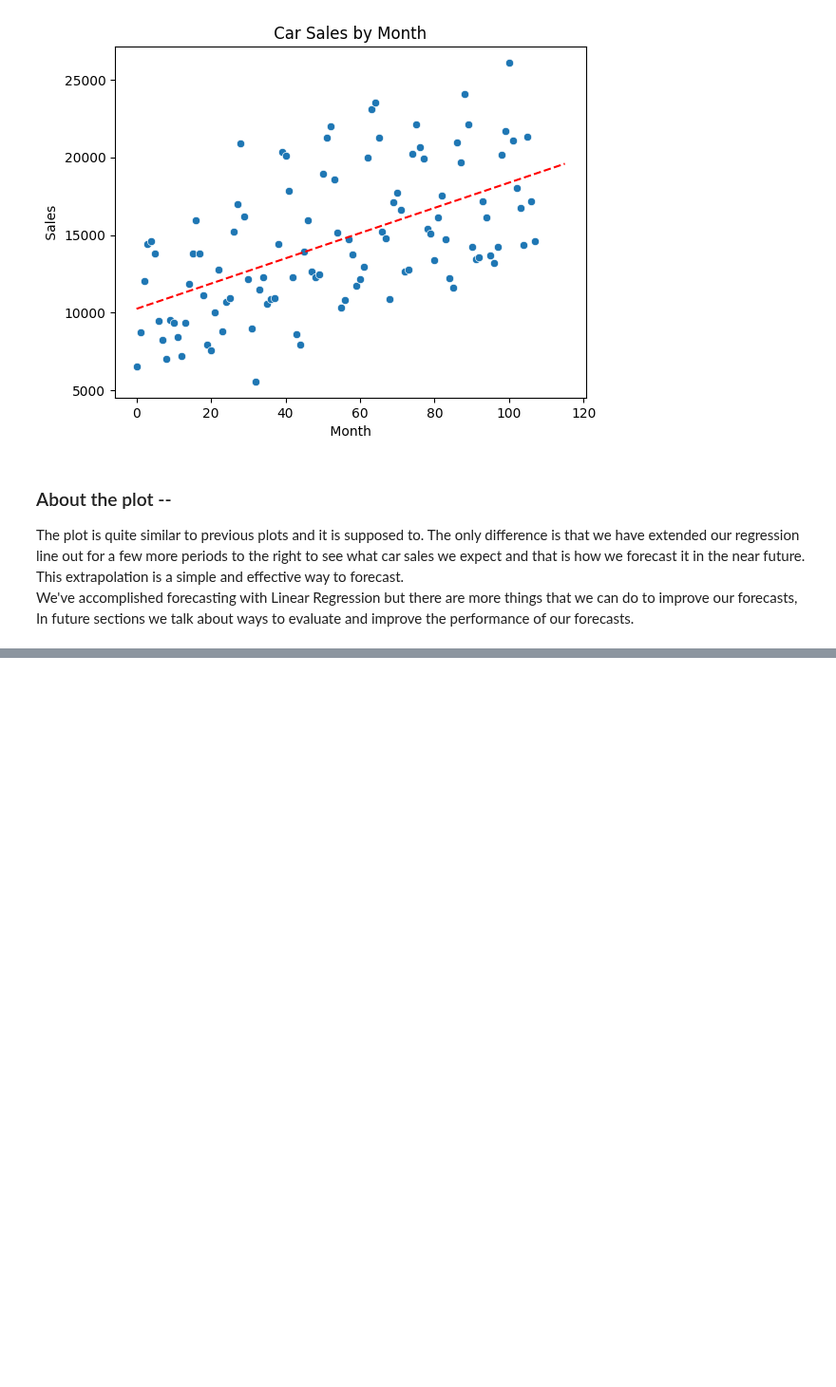
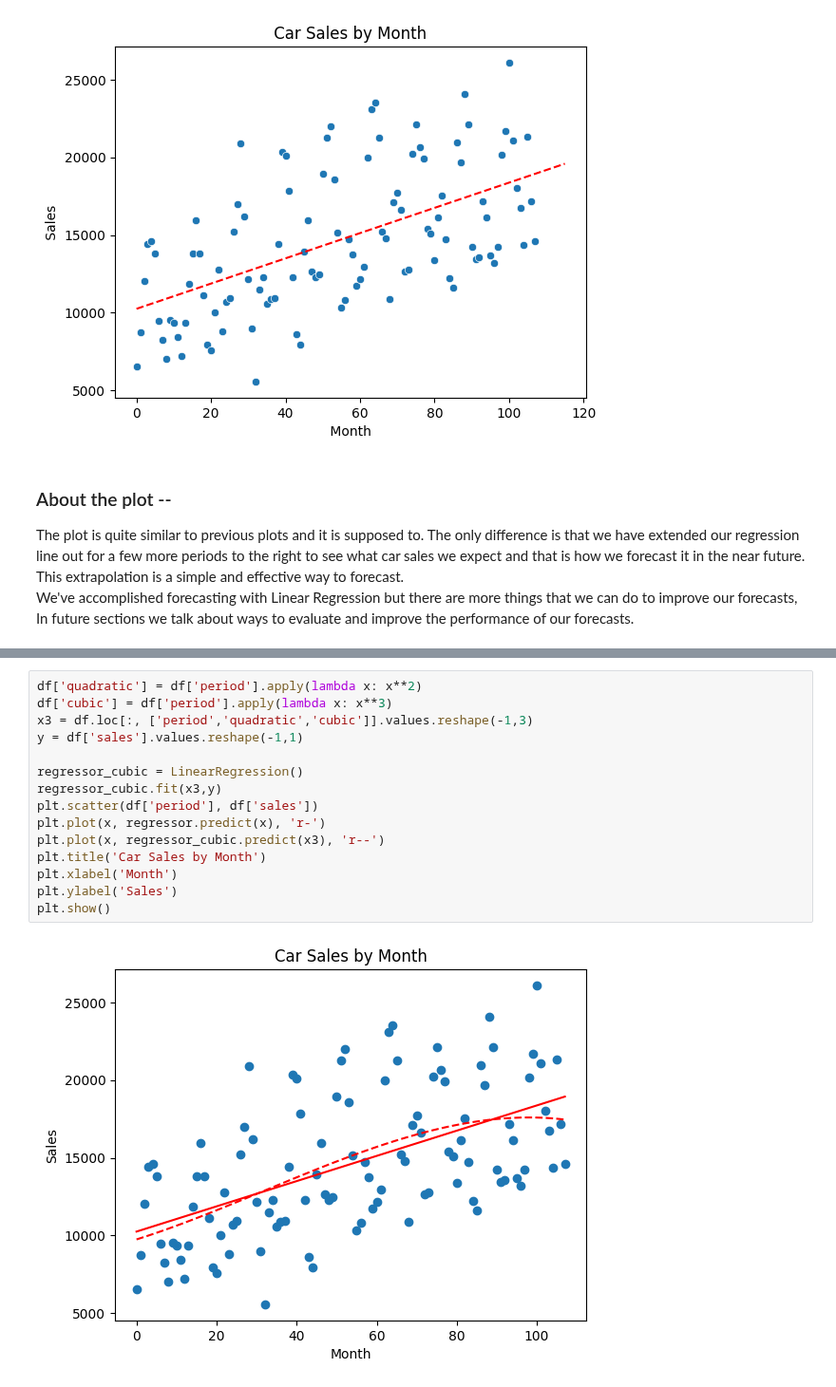
Before and after one commit to gonkikong0/Data-Science-, a Jupyter notebook: Forecasting.ipynb, the cells around one changed output, grey strips where cells are left out. Shown at 95% size. Drawn from its saved outputs; the diff is of its cells as text; blank space fills up the shorter version.

Commit message:
multivariate linear regression

```diff
--- a/Forecasting.ipynb
+++ b/Forecasting.ipynb
@@ -302,0 +318,17 @@ We've accomplished forecasting with Linear Regression but there are more things
+# %%
+df['quadratic'] = df['period'].apply(lambda x: x**2)
+df['cubic'] = df['period'].apply(lambda x: x**3)
+x3 = df.loc[:, ['period','quadratic','cubic']].values.reshape(-1,3)
+y = df['sales'].values.reshape(-1,1)
+
+regressor_cubic = LinearRegression()
+regressor_cubic.fit(x3,y)
+plt.scatter(df['period'], df['sales'])
+plt.plot(x, regressor.predict(x), 'r-')
+plt.plot(x, regressor_cubic.predict(x3), 'r--')
+plt.title('Car Sales by Month')
+plt.xlabel('Month')
+plt.ylabel('Sales')
+plt.show()
+# %% [output]
+[figure, added]
```
Also changed, not shown: parts of 5 cells of this notebook.
